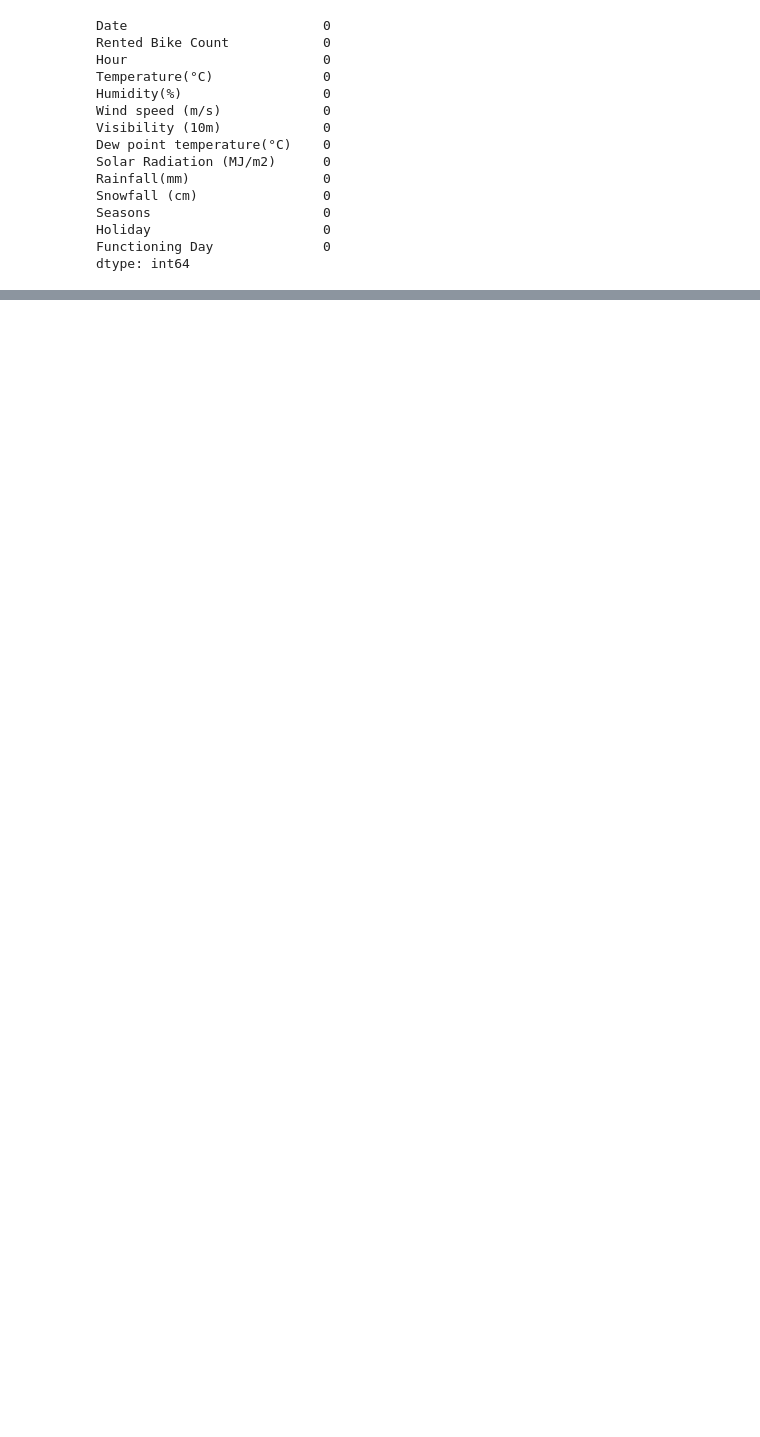
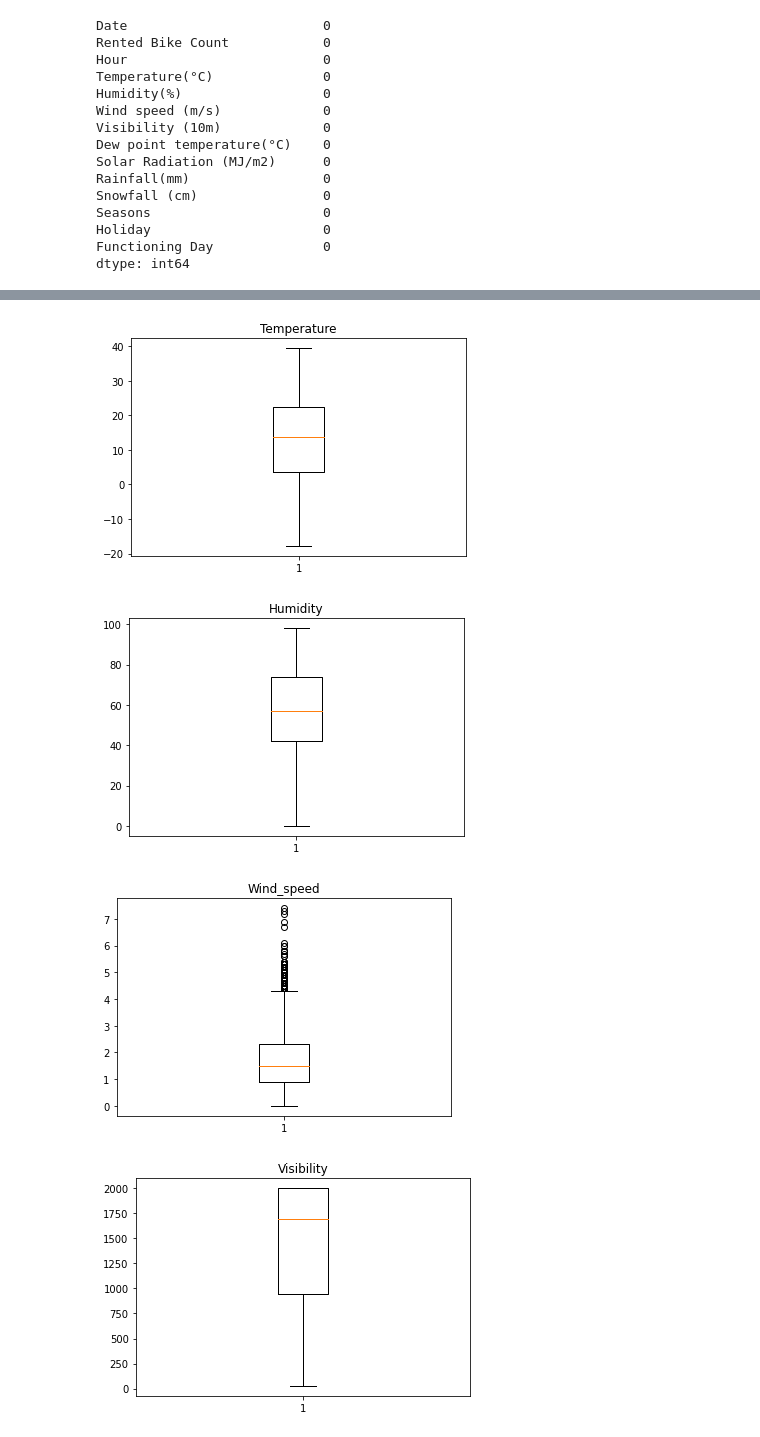
Before and after one commit to Bibhuti-MLAI/Bike-Sharing-Demand-Prediction, a Jupyter notebook: Bike_Sharing_Demand_Prediction_Capstone_Project.ipynb, the cells around one changed output, grey strips where cells are left out. Saved outputs shown, nothing was run; the diff lists cells and outputs as text; code cells hidden in the pictures; blank space fills up the shorter version.

```diff
--- a/Bike_Sharing_Demand_Prediction_Capstone_Project.ipynb
+++ b/Bike_Sharing_Demand_Prediction_Capstone_Project.ipynb
@@ -222,0 +260,10 @@ for cols in df_num.columns:
+# %%
+for cols in df_num.columns[1:]:
+    plt.boxplot(df_num[cols])
+    plt.title(cols)
+    plt.show()
+# %% [output]
+[figure, added]
+[figure, added]
+[figure, added]
+[figure, added]
```
Also changed, not shown: parts of 24 cells of this notebook.
